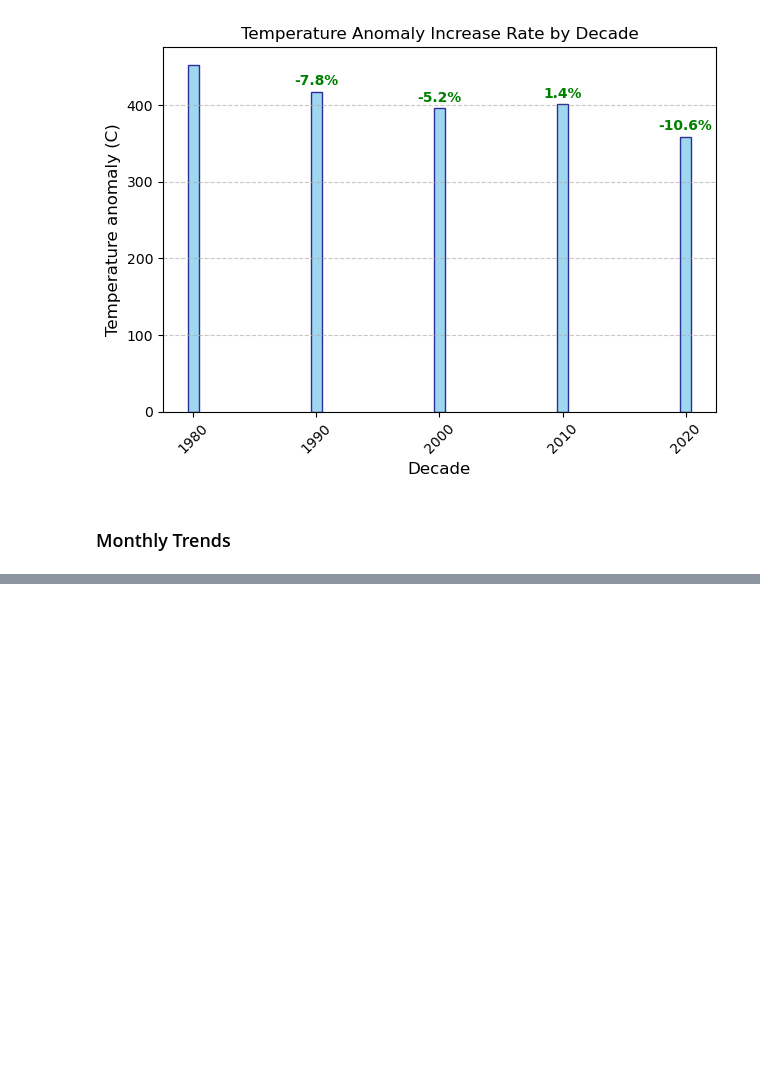
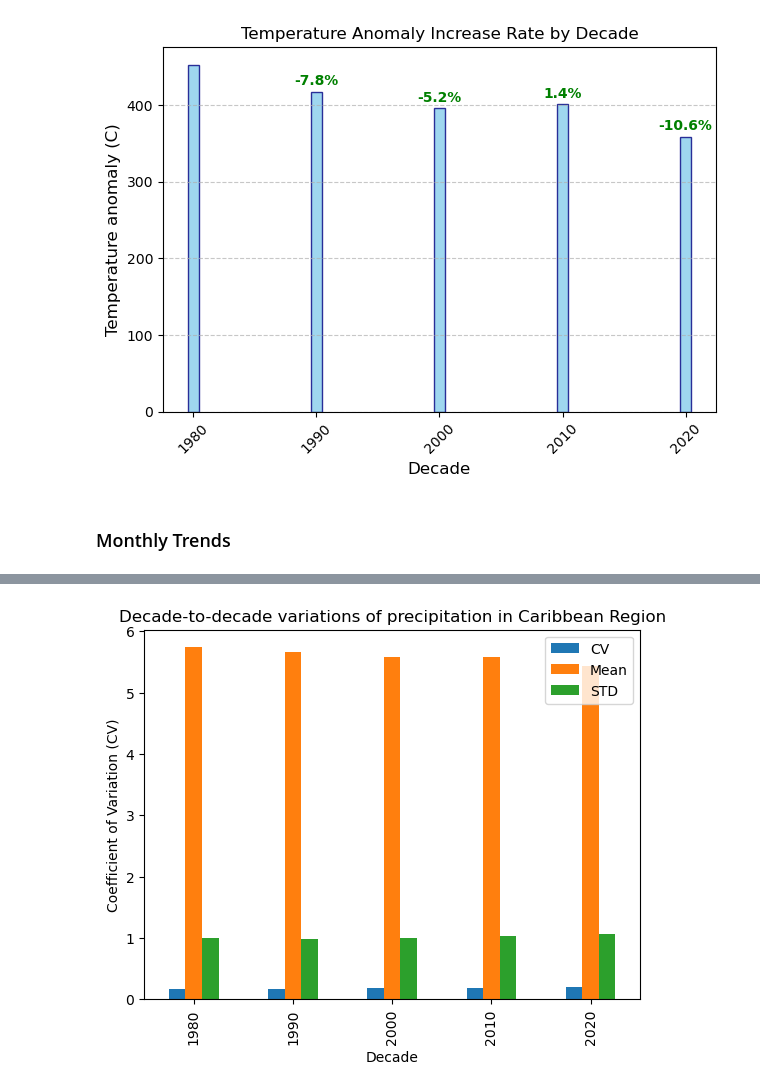
Before and after one commit to NazgulT/caribbean-climate-forecasting, a Jupyter notebook: notebooks/04-EDA-precipitation.ipynb, the cells around one changed output, grey strips where cells are left out. Cells and saved outputs as stored; diff of their text form; code cells hidden in the pictures; blank space fills up the shorter version.

```diff
--- a/notebooks/04-EDA-precipitation.ipynb
+++ b/notebooks/04-EDA-precipitation.ipynb
@@ -284,0 +282,22 @@ SUMMARY OF MAIN TRENDS
+# %%
+#Plotting CV rates based on decades
+
+df['precip_log'] = np.log1p(df['precip'])
+
+stddec = df.groupby('decade')['precip_log'].std()
+meandec = df.groupby('decade')['precip_log'].mean().abs()
+
+cvdec = (stddec / meandec)
+
+ddf = pd.DataFrame({
+    'CV' : cvdec,
+    'Mean' : meandec,
+    'STD' : stddec
+})
+
+ddf.plot(kind = 'bar', title = 'Decade-to-decade variations of precipitation in Caribbean Region')
+plt.xlabel('Decade')
+plt.ylabel('Coefficient of Variation (CV)')
+plt.show()
+# %% [output]
+[figure, added]
```
Also changed, not shown: parts of 17 cells of this notebook, 6 other files.
